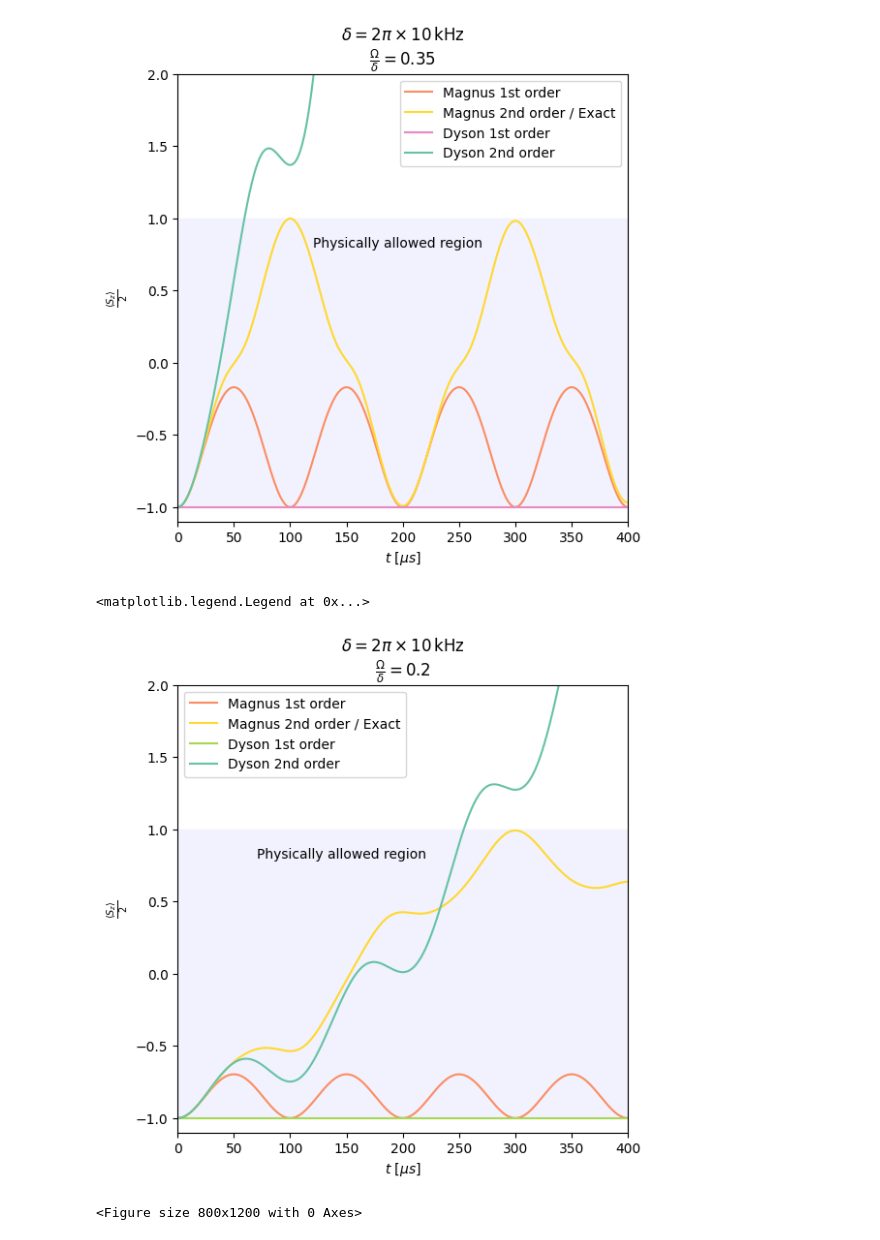
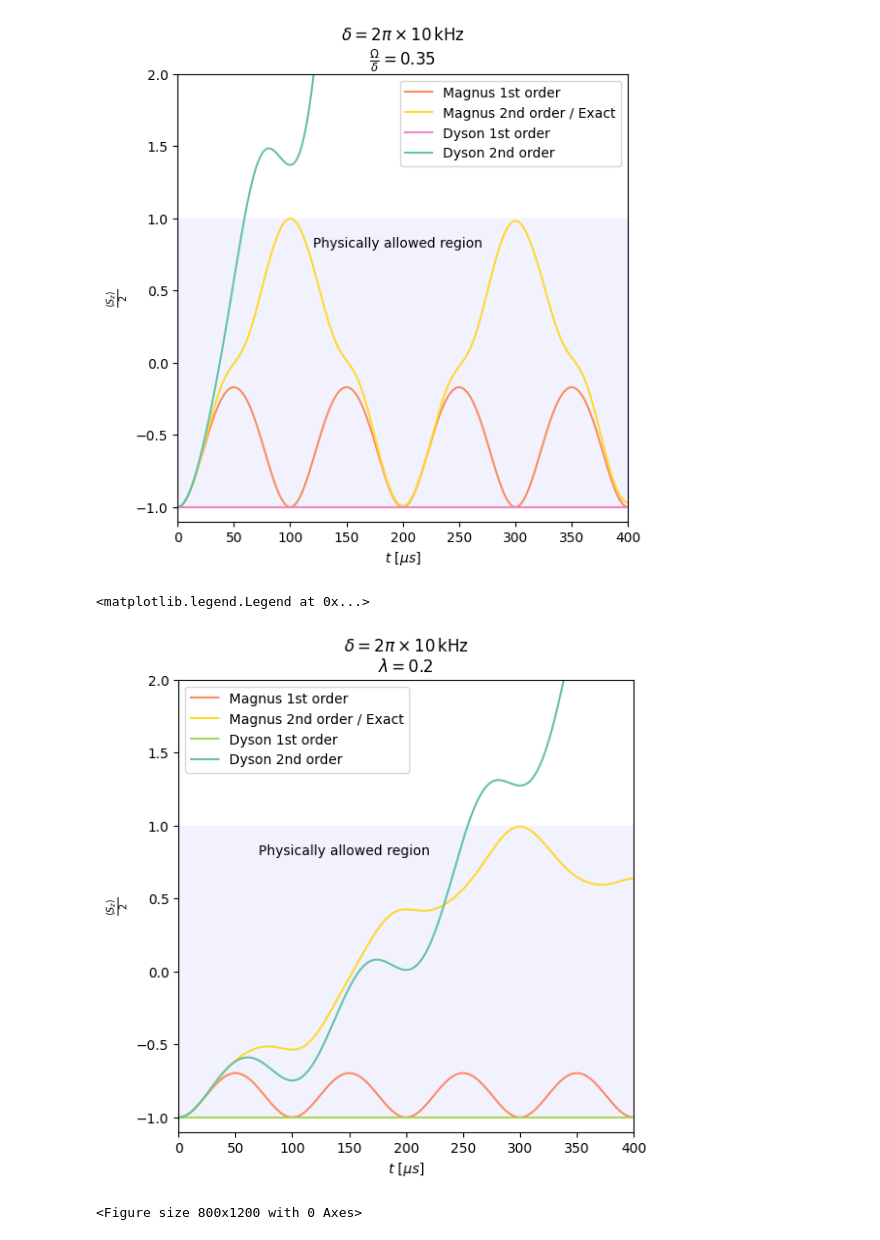
Before and after one commit to diegoscantam/perturbations, a Jupyter notebook: simulation.ipynb, the cells around one changed output. Cells and saved outputs as stored; diff of their text form; code cells hidden in the pictures.

```diff
--- a/simulation.ipynb
+++ b/simulation.ipynb
@@ -270,35 +270,35 @@ for kk in np.arange(0, int(t_steps)+1, 1):
         mean_z1.append(expectation_z(state1))
         mean_z2.append(expectation_z(state2))
         mean_z1d.append(expectation_z(state1d))
         mean_z2d.append(expectation_z(state2d))
 
 # Plot of populations
 cmap = plt.get_cmap('Set2')
 w = 6
 h = 6
 
-tl = '$\delta = 2\pi\\times $' + str(round(1000*delta/(2*pi)))+ '$\,\mathrm{kHz}$\n$\\frac{\Omega}{\delta} =$'\
+tl = '$\delta = 2\pi\\times $' + str(round(1000*delta/(2*pi)))+ '$\,\mathrm{kHz}$\n$\lambda =$'\
         + str(round(freq_ratio,2))
 fig = plt.figure(figsize=(w,h))
 #plt.plot(t, mean_z, color = 'k',label = 'Exact')
 plt.plot(t, mean_z1,  color = cmap(1), linestyle = 'solid',label = 'Magnus 1st order')
 plt.plot(t, mean_z2,  color = cmap(5), linestyle = 'solid',label = 'Magnus 2nd order / Exact')
 plt.plot(t, mean_z1d,  color = cmap(4), linestyle = 'solid',label = 'Dyson 1st order')
 plt.plot(t, mean_z2d,  color = cmap(0), linestyle = 'solid',label = 'Dyson 2nd order')
 #plt.hlines(1, 0, 400, linestyles='dashed', colors='gray')
 #plt.hlines(-1, 0,400, linestyles='dashed', colors='gray')
 plt.xlabel('$t$ [$\mu s$]')
 plt.ylabel('$\\frac{\langle S_z\\rangle}{2}$')
 plt.fill_between(t, -1,1, facecolor= 'blue', alpha = 0.05)
 plt.text(70,0.8, 'Physically allowed region')
 plt.xlim(0,400)
 plt.ylim(-1.1,2)
 plt.title(tl)
 
 plt.legend()
 # %% [output]
 <matplotlib.legend.Legend at 0x...>
-[figure, old version]
+[figure, new version]
 # %%
 # Frequencies ratio lambda = Omega/delta
 freq_ratio = [0.01, 0.1, 0.25, 0.5, 1]
```
Also changed, not shown: 1 other file.
